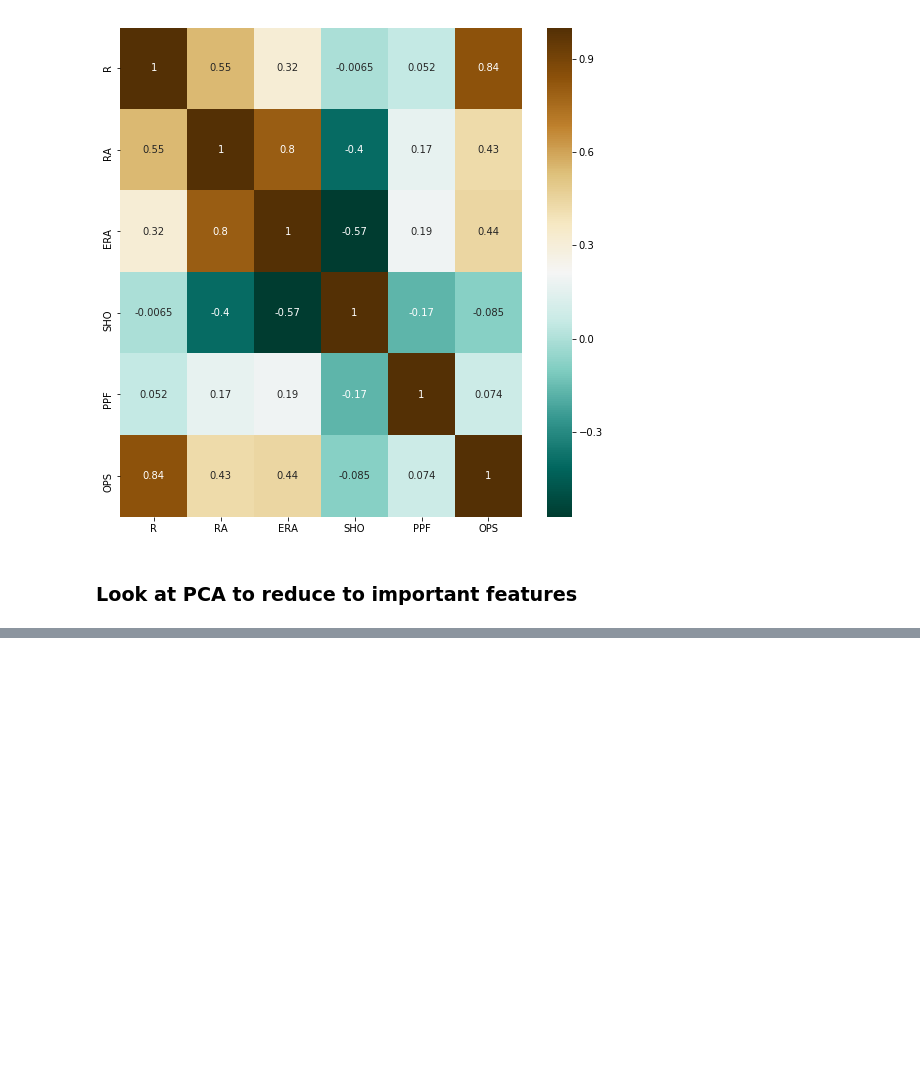
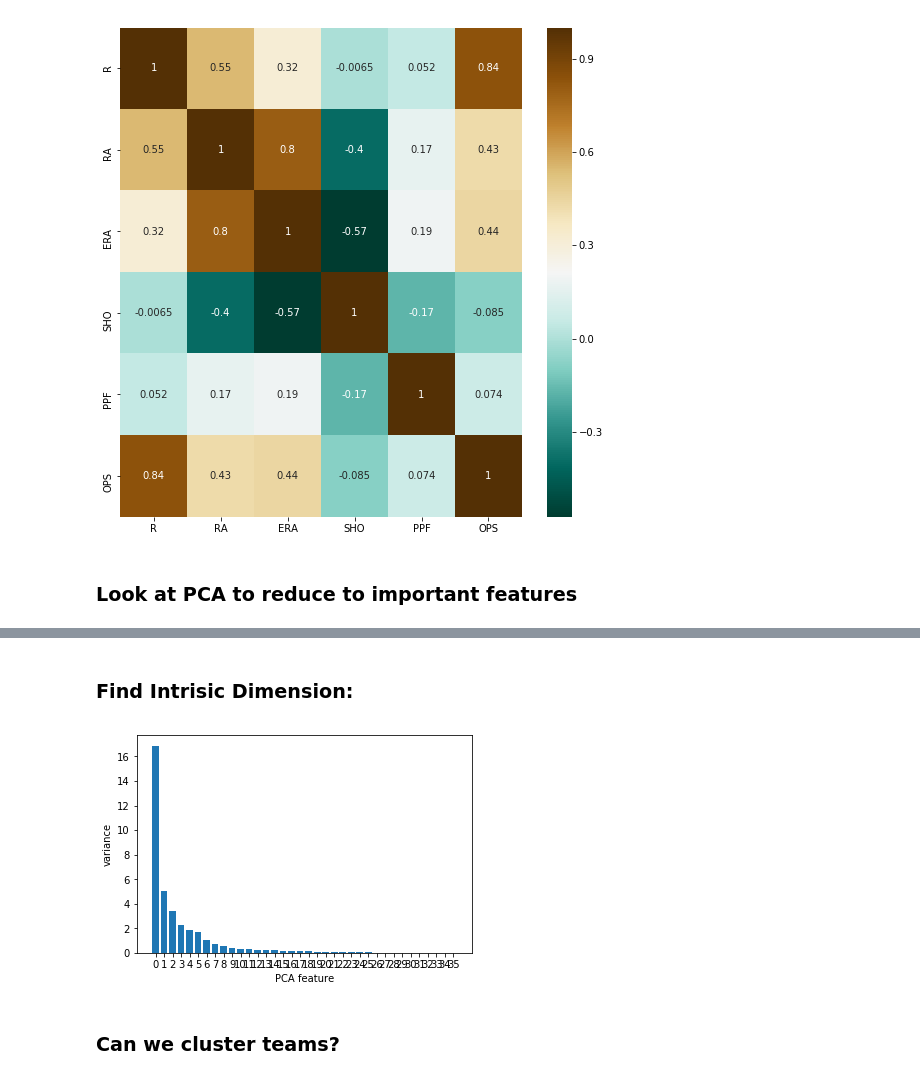
Before and after one commit to jgphillips77/BaseBall, a Jupyter notebook: ipynb/05-Features.ipynb, the cells around one changed output, grey strips where cells are left out. Saved outputs shown, nothing was run; the diff lists cells and outputs as text; code cells hidden in the pictures; blank space fills up the shorter version.

```diff
--- a/ipynb/05-Features.ipynb
+++ b/ipynb/05-Features.ipynb
@@ -280,0 +321,29 @@ new_reduced.to_pickle('data/new_reduced.p')
+# %% [markdown]
+### Find Intrisic Dimension:
+# %%
+# Perform the necessary imports
+from sklearn.pipeline import make_pipeline
+
+# Create scaler: scaler
+scaler = StandardScaler()
+
+# Create a PCA instance: pca
+pca = PCA()
+
+# Create pipeline: pipeline
+pipeline = make_pipeline(scaler, pca)
+
+# Fit the pipeline to 'samples'
+pipeline.fit(X)
+
+# Plot the explained variances
+features = range(pca.n_components_)
+plt.bar(features, pca.explained_variance_)
+plt.xlabel('PCA feature')
+plt.ylabel('variance')
+plt.xticks(features)
+plt.show()
+# %% [output]
+[figure, added]
+# %% [markdown]
+### Can we cluster teams?
```
Also changed, not shown: parts of 21 cells of this notebook, 13 other files.
